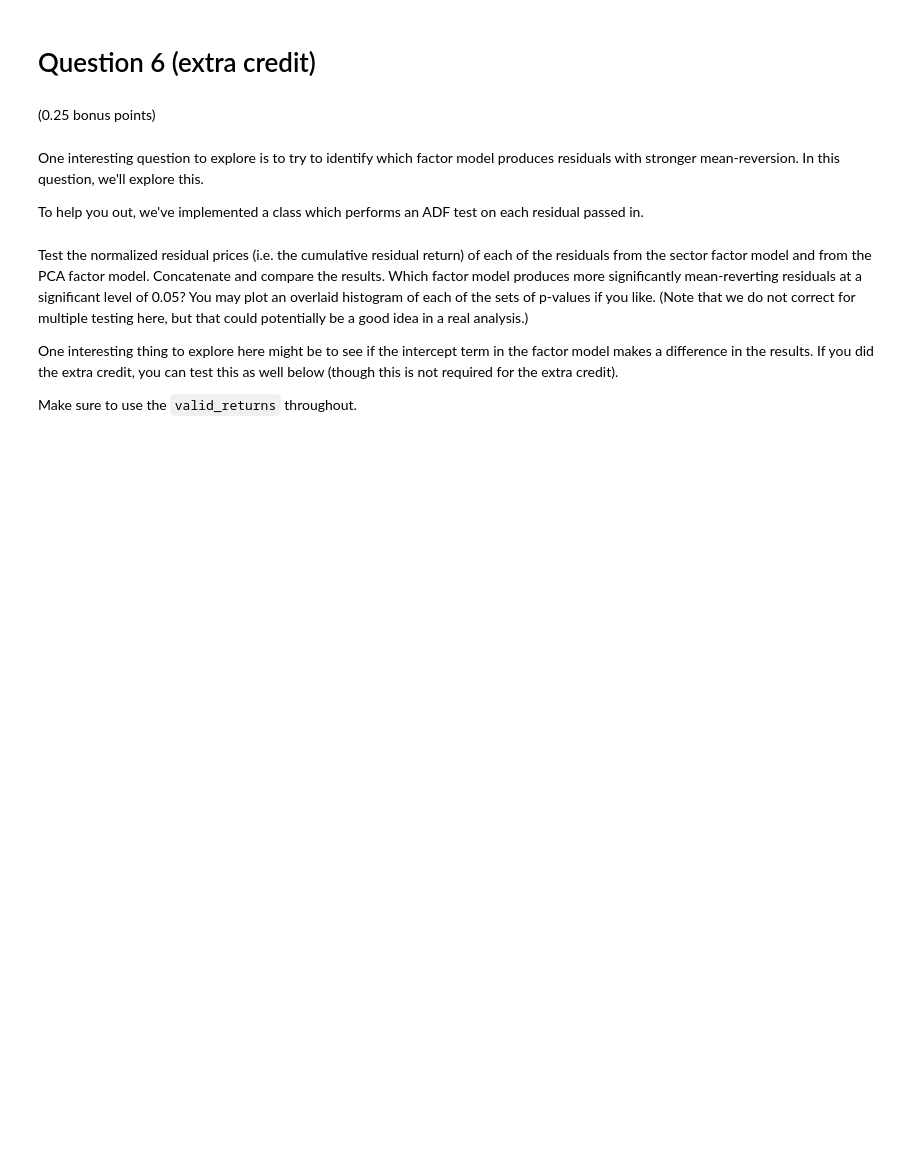
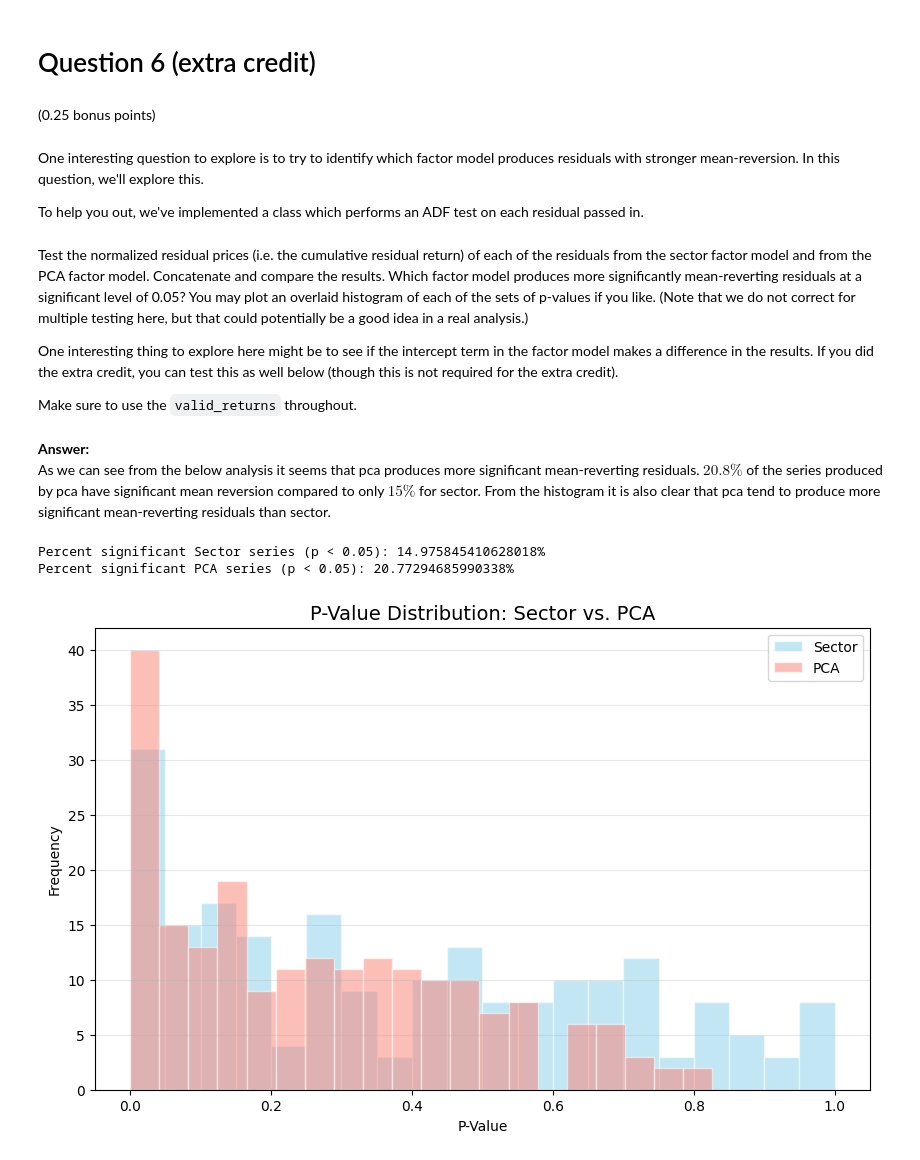
Before and after one commit to BjornThor123/Statistical_Arbitrage_Stanford_MS-E244, a Jupyter notebook: Homework 3/MSE244_HW3.ipynb, the cells around one changed output. Cells and saved outputs as stored; diff of their text form; code cells hidden in the pictures; blank space fills up the shorter version.

```diff
--- a/Homework 3/MSE244_HW3.ipynb
+++ b/Homework 3/MSE244_HW3.ipynb
@@ -1366,0 +1407,65 @@ Make sure to use the `valid_returns` throughout.
+# %% [markdown]
+**Answer:**<br>
+As we can see from the below analysis it seems that pca produces more significant mean-reverting residuals. $20.8\%$ of the series produced by pca have significant mean reversion compared to only $15\%$ for sector. From the histogram it is also clear that pca tend to produce more significant mean-reverting residuals than sector.
+# %%
+# Begin your answer here; Feel free to add code and markdown cells as needed.
+# Begin your answer here; Feel free to add code and markdown cells as needed.
+use_intercept = False
+
+# Select the universe of assets to be used in the factor models
+config = {
+    'LOOKBACK_PERIOD': len(returns) - 1,
+    'FILTER_MAX_ABS_RETURN': 0.5
+}
+valid_prices, valid_returns, valid_stocks = select_asset_universe(prices, returns, prices.index[-1], config)
+
+# Fit the industry factor model and get residuals
+sector_factor_model = NikkeiSectorFactorModel(metadata, intercept=use_intercept)
+sector_residuals, sector_predictions, sector_comp_mtx = sector_factor_model.fit(valid_returns)
+
+# Fit the PCA factor model and get residuals
+pca_factor_model = NikkeiPCAFactorModel(num_factors=6, intercept=use_intercept)
+pca_residuals, pca_predictions, pca_comp_mtx = pca_factor_model.fit(valid_returns)
+
+tot_result = pd.DataFrame()
+for company_name in valid_returns.columns:
+    cumulative_return_sector = (1 + sector_residuals[company_name]).cumprod() - 1
+    cumulative_return_pca = (1 + pca_residuals[company_name]).cumprod() - 1
+
+    sector_test = NikkeiADFTest(cumulative_return_sector)
+    pca_test = NikkeiADFTest(cumulative_return_pca)
+
+    sector_result = sector_test.test()
+    pca_result = pca_test.test()
+
+    result = pd.concat([sector_result, pca_result])
+    result.index = ['Sector', 'PCA']
+    tot_result = pd.concat([tot_result, result])
+
+
+p_sector = tot_result.loc['Sector', 'P-Value']
+p_pca = tot_result.loc['PCA', 'P-Value']
+
+count_sector = (p_sector < 0.05).mean()
+count_pca = (p_pca < 0.05).mean()
+
+print(f"Percent significant Sector series (p < 0.05): {count_sector*100}%")
+print(f"Percent significant PCA series (p < 0.05): {count_pca*100}%")
+
+plt.figure(figsize=(10, 6))
+
+plt.hist(p_sector, bins=20, alpha=0.5, label='Sector', color='skyblue', edgecolor='white')
+plt.hist(p_pca, bins=20, alpha=0.5, label='PCA', color='salmon', edgecolor='white')
+
+# Add styling and labels
+plt.title('P-Value Distribution: Sector vs. PCA', fontsize=14)
+plt.xlabel('P-Value')
+plt.ylabel('Frequency')
+plt.legend(loc='upper right')
+plt.grid(axis='y', alpha=0.3)
+
+plt.show()
+# %% [output]
+Percent significant Sector series (p < 0.05): 14.975845410628018%
+Percent significant PCA series (p < 0.05): 20.77294685990338%
+[figure, added]
```
Also changed, not shown: parts of 6 cells of this notebook.
